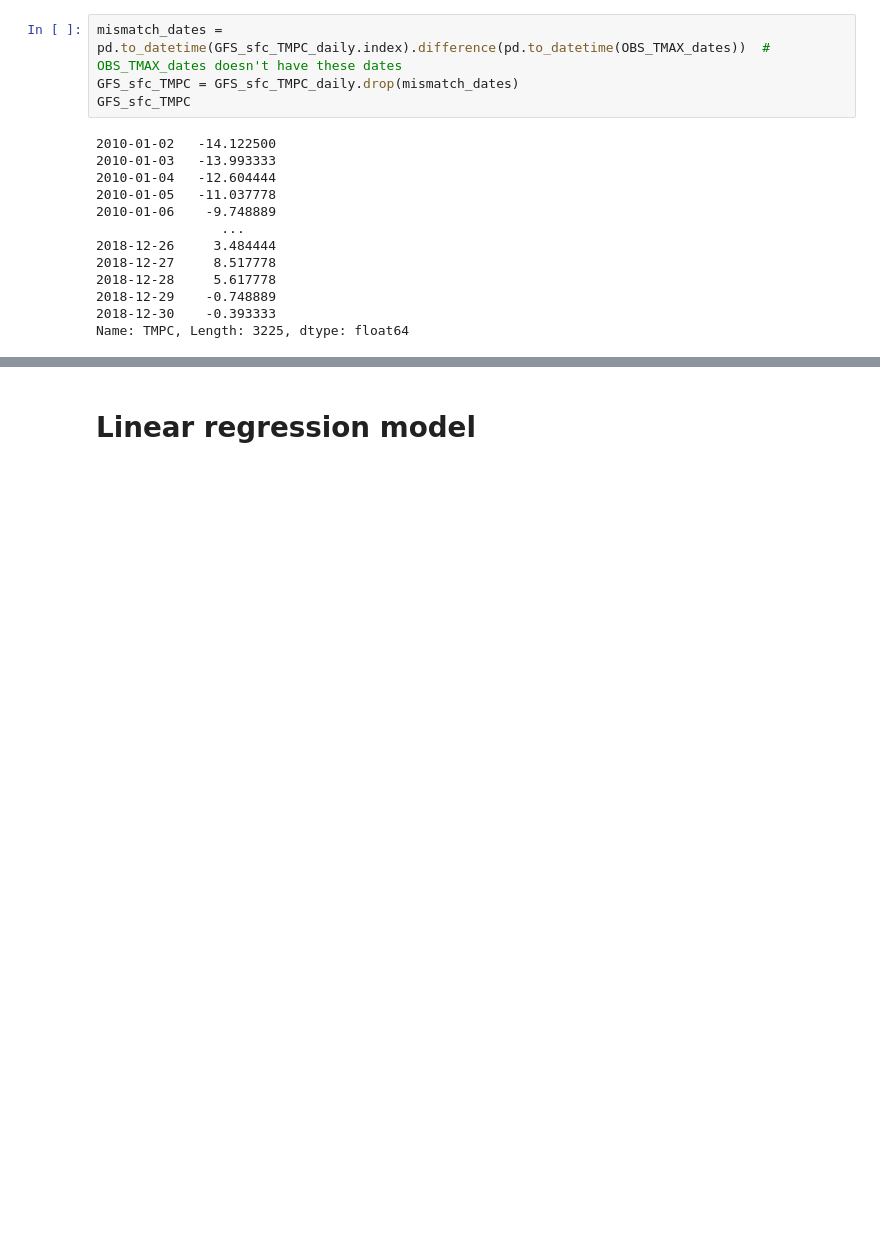
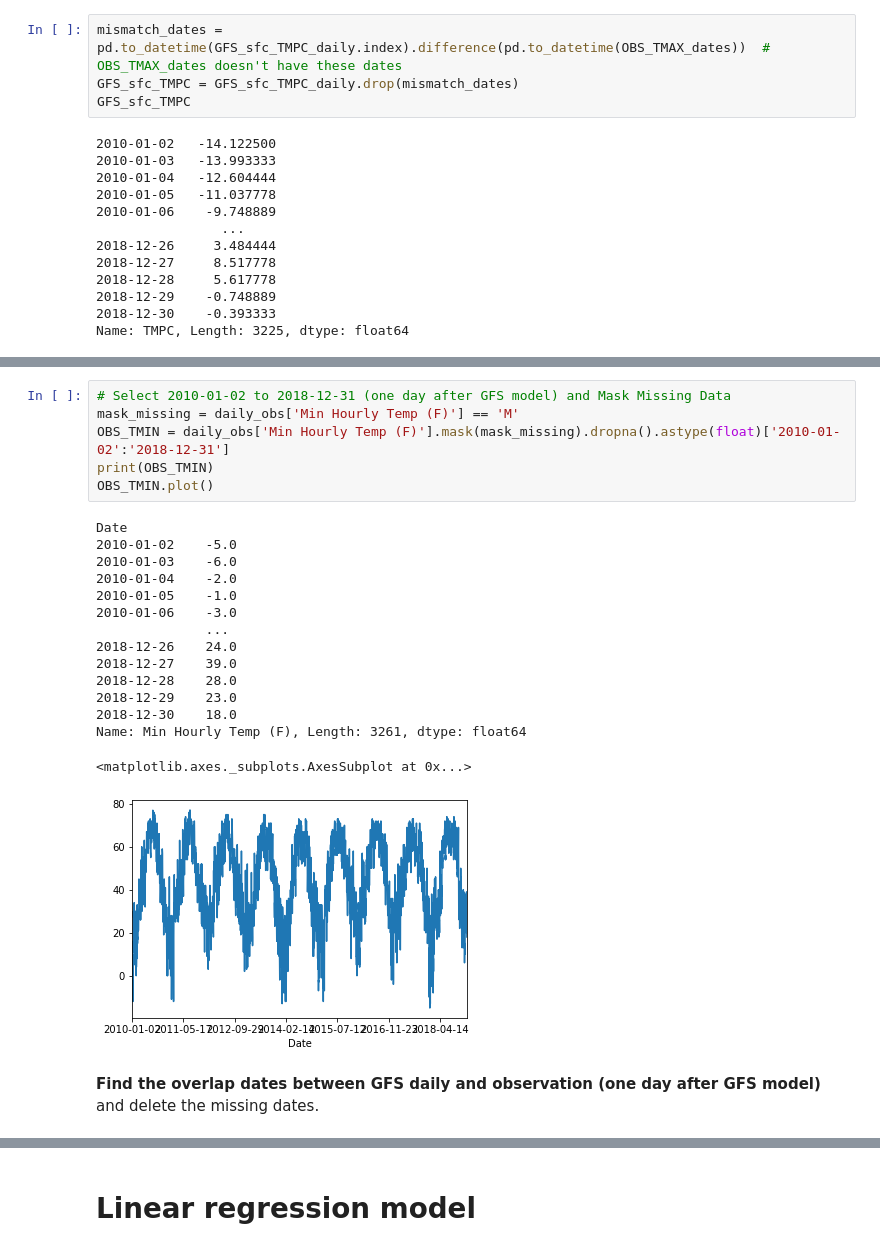
Before and after one commit to chuchun2/ATMS-597-Project-4-Group-C, a Jupyter notebook: project4_0325_SS.ipynb, the cells around one changed output, grey strips where cells are left out. Saved outputs shown, nothing was run; the diff lists cells and outputs as text; blank space fills up the shorter version.

```diff
--- a/project4_0325_SS.ipynb
+++ b/project4_0325_SS.ipynb
@@ -455,0 +460,24 @@ Name: TMPC, Length: 3225, dtype: float64
+# %%
+# Select 2010-01-02 to 2018-12-31 (one day after GFS model) and Mask Missing Data
+mask_missing = daily_obs['Min Hourly Temp (F)'] == 'M'
+OBS_TMIN = daily_obs['Min Hourly Temp (F)'].mask(mask_missing).dropna().astype(float)['2010-01-02':'2018-12-31']
+print(OBS_TMIN)
+OBS_TMIN.plot()
+# %% [output]
+Date
+2010-01-02    -5.0
+2010-01-03    -6.0
+2010-01-04    -2.0
+2010-01-05    -1.0
+2010-01-06    -3.0
+              ...
+2018-12-26    24.0
+2018-12-27    39.0
+2018-12-28    28.0
+2018-12-29    23.0
+2018-12-30    18.0
+Name: Min Hourly Temp (F), Length: 3261, dtype: float64
+<matplotlib.axes._subplots.AxesSubplot at 0x...>
+[figure, added]
+# %% [markdown]
+<b>Find the overlap dates between GFS daily and observation (one day after GFS model)</b> and delete the missing dates.
```
Also changed, not shown: parts of 14 cells of this notebook.
